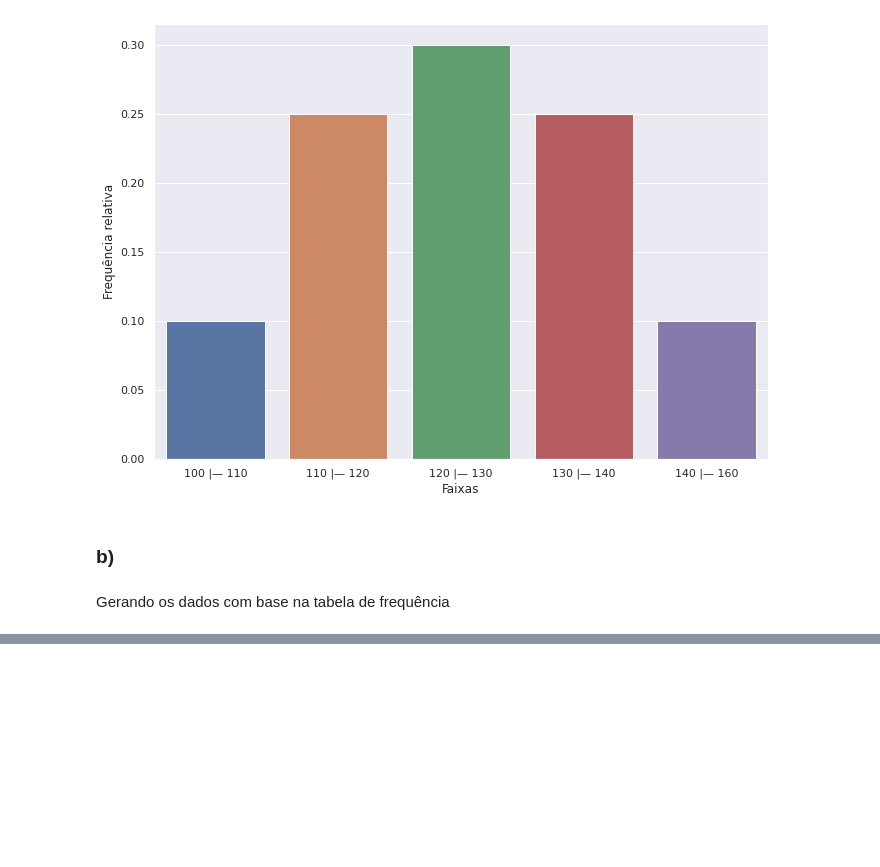
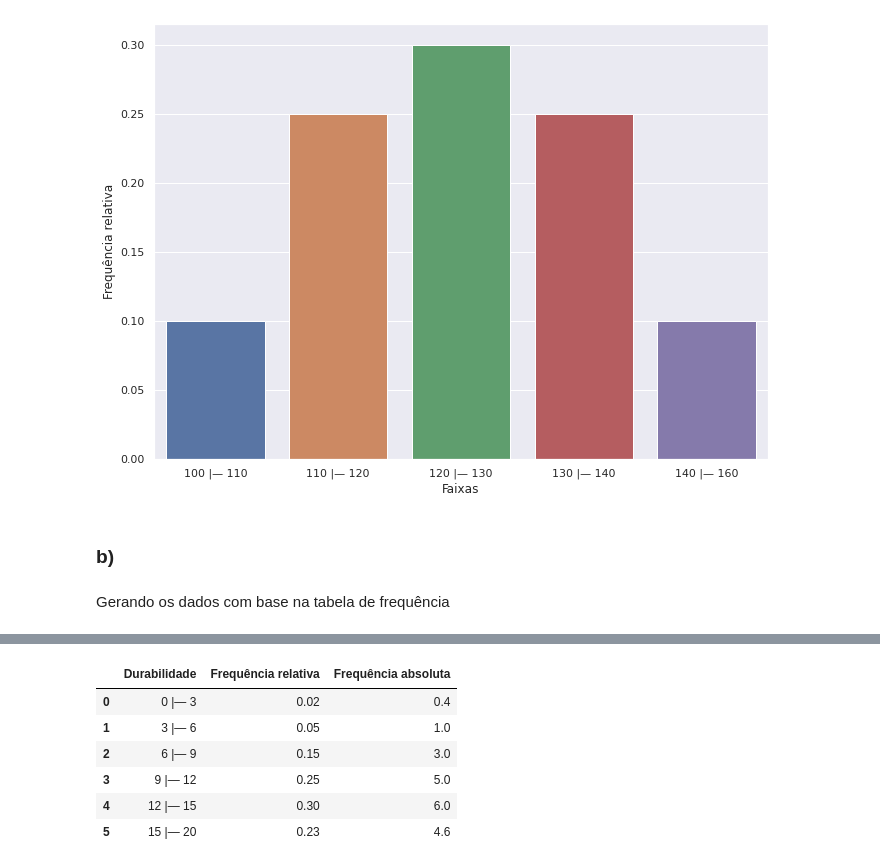
Before and after one commit to douglascdsantos/unesp_estatistica_e_probabilidade, a Jupyter notebook: aula01/lista_de_exercícios_01.ipynb, the cells around one changed output, grey strips where cells are left out. Drawn from its saved outputs; the diff is of its cells as text; code cells hidden in the pictures; blank space fills up the shorter version.

```diff
--- a/aula01/lista_de_exercícios_01.ipynb
+++ b/aula01/lista_de_exercícios_01.ipynb
@@ -406,0 +410,11 @@ sns.boxplot(x = valores_q6);
+# %%
+dados['questao_8']['Frequência absoluta'] = dados['questao_8']['Frequência relativa'] * 20
+dados['questao_8']
+# %% [output]
+|  | Durabilidade | Frequência relativa | Frequência absoluta |
+| 0 | 0 |— 3 | 0.02 | 0.4 |
+| 1 | 3 |— 6 | 0.05 | 1.0 |
+| 2 | 6 |— 9 | 0.15 | 3.0 |
+| 3 | 9 |— 12 | 0.25 | 5.0 |
+| 4 | 12 |— 15 | 0.30 | 6.0 |
+| 5 | 15 |— 20 | 0.23 | 4.6 |
```
Also changed, not shown: parts of 9 cells of this notebook.
